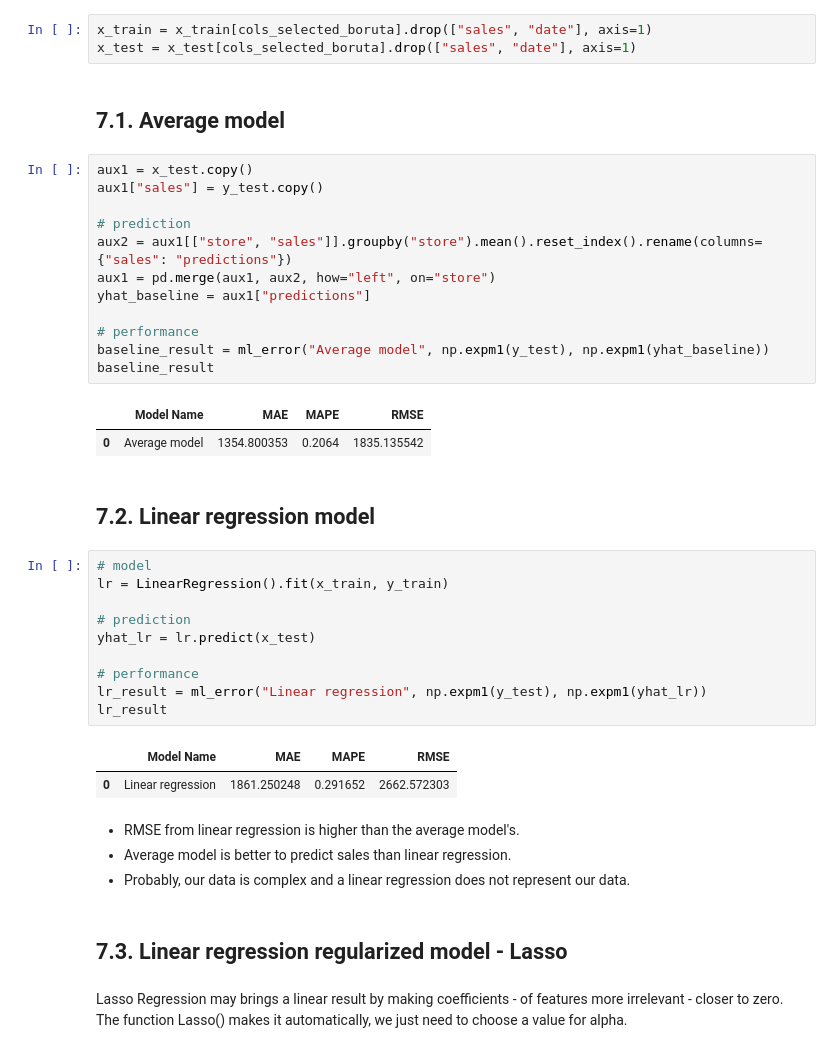
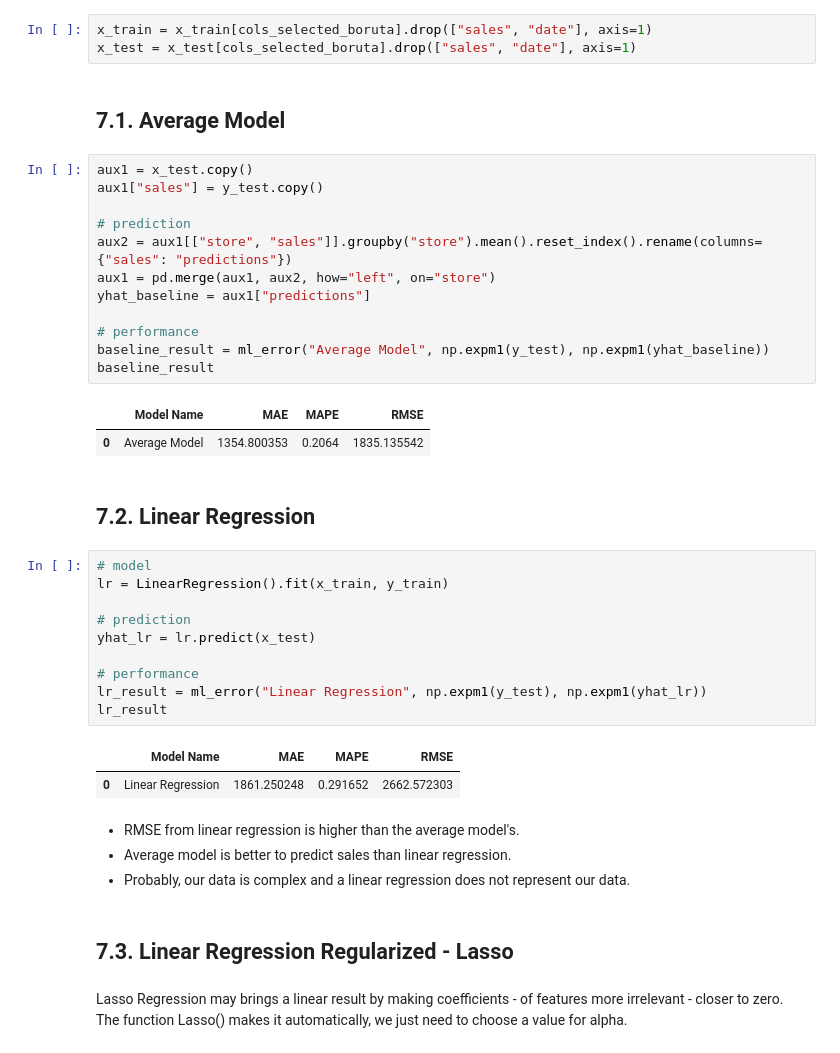
Before and after one commit to lucasquemelli/Rossman_Store_Sales, a Jupyter notebook: rossmann_store_sales.ipynb, the cells around one changed output. Cells and saved outputs as stored; diff of their text form.

```diff
--- a/rossmann_store_sales.ipynb
+++ b/rossmann_store_sales.ipynb
@@ -2001,24 +2003,24 @@ Types of Machine Learning models:
 x_train = x_train[cols_selected_boruta].drop(["sales", "date"], axis=1)
 x_test = x_test[cols_selected_boruta].drop(["sales", "date"], axis=1)
 # %% [markdown]
-## 7.1. Average model
+## 7.1. Average Model
 # %%
 aux1 = x_test.copy()
 aux1["sales"] = y_test.copy()
 
 # prediction
 aux2 = aux1[["store", "sales"]].groupby("store").mean().reset_index().rename(columns={"sales": "predictions"})
 aux1 = pd.merge(aux1, aux2, how="left", on="store")
 yhat_baseline = aux1["predictions"]
 
 # performance
-baseline_result = ml_error("Average model", np.expm1(y_test), np.expm1(yhat_baseline))
+baseline_result = ml_error("Average Model", np.expm1(y_test), np.expm1(yhat_baseline))
 baseline_result
 # %% [output]
 |  | Model Name | MAE | MAPE | RMSE |
-| 0 | Average model | 1354.800353 | 0.2064 | 1835.135542 |
+| 0 | Average Model | 1354.800353 | 0.2064 | 1835.135542 |
 # %% [markdown]
-## 7.2. Linear regression model
+## 7.2. Linear Regression
 # %%
 # model
 lr = LinearRegression().fit(x_train, y_train)
@@ -2027,17 +2029,17 @@ lr = LinearRegression().fit(x_train, y_train)
 yhat_lr = lr.predict(x_test)
 
 # performance
-lr_result = ml_error("Linear regression", np.expm1(y_test), np.expm1(yhat_lr))
+lr_result = ml_error("Linear Regression", np.expm1(y_test), np.expm1(yhat_lr))
 lr_result
 # %% [output]
 |  | Model Name | MAE | MAPE | RMSE |
-| 0 | Linear regression | 1861.250248 | 0.291652 | 2662.572303 |
+| 0 | Linear Regression | 1861.250248 | 0.291652 | 2662.572303 |
 # %% [markdown]
 - RMSE from linear regression is higher than the average model's.
 - Average model is better to predict sales than linear regression.
 - Probably, our data is complex and a linear regression does not represent our data.
 # %% [markdown]
-## 7.3. Linear regression regularized model - Lasso
+## 7.3. Linear Regression Regularized - Lasso
 # %% [markdown]
 Lasso Regression may brings a linear result by making coefficients - of features more irrelevant - closer to zero. The function Lasso() makes it automatically, we just need to choose a value for alpha.
 # %% [markdown]
```
Also changed, not shown: parts of 11 cells of this notebook.
